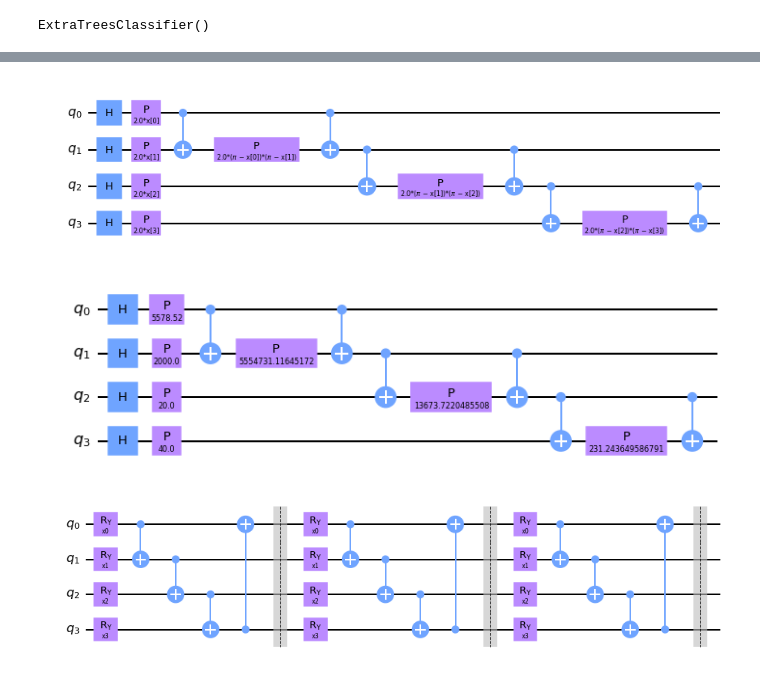
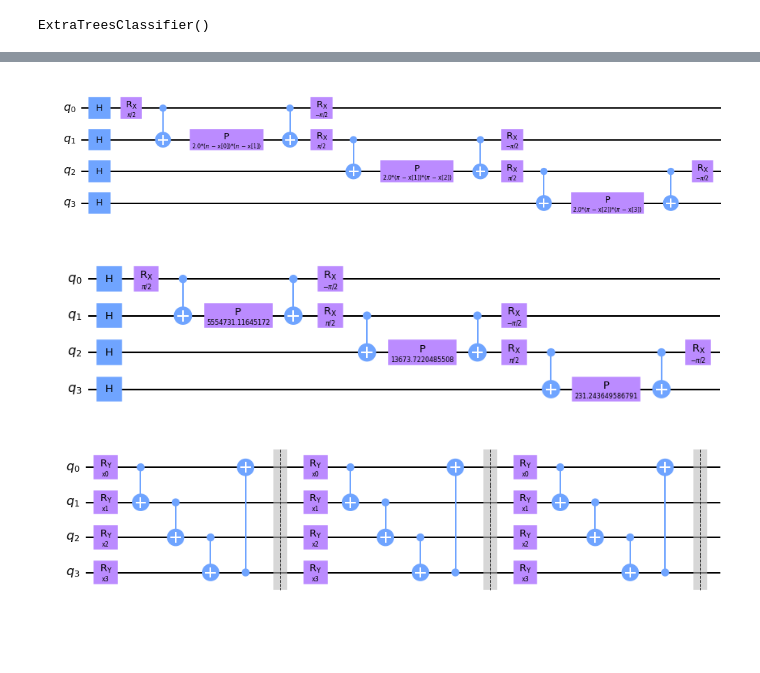
Before and after one commit to mdsinar/QML, a Jupyter notebook: MockSetQML/Mentor-9-Qiskit-Custom.ipynb, the cells around one changed output, grey strips where cells are left out. Drawn from its saved outputs; the diff is of its cells as text; code cells hidden in the pictures; blank space fills up the shorter version.

Commit message:
Fixed the Pauli - Custom ansatz, CNOT closed ring, ry only

```diff
--- a/MockSetQML/Mentor-9-Qiskit-Custom.ipynb
+++ b/MockSetQML/Mentor-9-Qiskit-Custom.ipynb
@@ -102,16 +102,16 @@ x = preprocessing.normalize(x_test, axis=0)
 # %%
 feature_dim = x.shape[1]
 emb_layer = 1
 ent = 'linear'
 
-fmap = PauliFeatureMap(feature_dimension=feature_dim, reps=emb_layer, entanglement=ent)
+fmap = PauliFeatureMap(feature_dimension=feature_dim, reps=emb_layer, entanglement=ent, paulis=['ZY'])
 fmap.decompose().draw('mpl', scale=1)
 # %% [output]
-[figure, old version]
+[figure, new version]
 # %%
 fmap.assign_parameters({k:v for (k,v) in zip(fmap.parameters, x_train[0])}).decompose().draw('mpl', scale=1)
 # %% [output]
-[figure, old version]
+[figure, new version]
 # %%
 def ansatz_circ(feature_dim, layer, weights):
     ansatz = QuantumCircuit(feature_dim)
```
Also changed, not shown: parts of 18 cells of this notebook.
